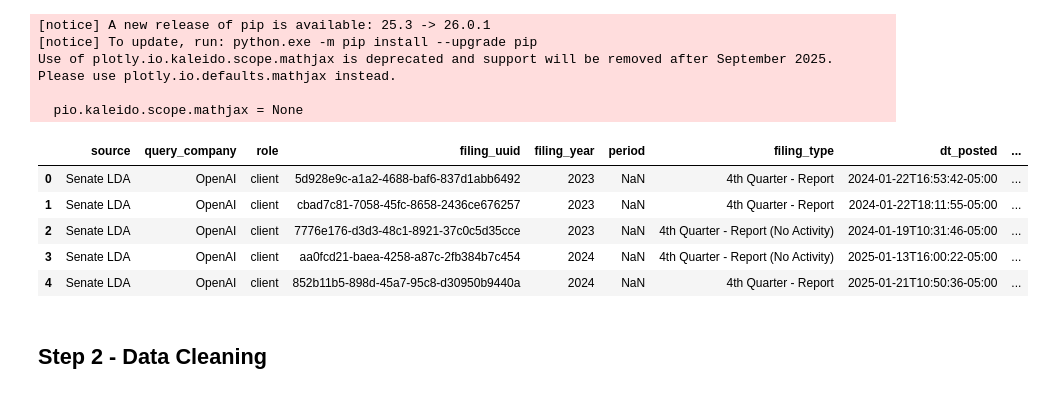
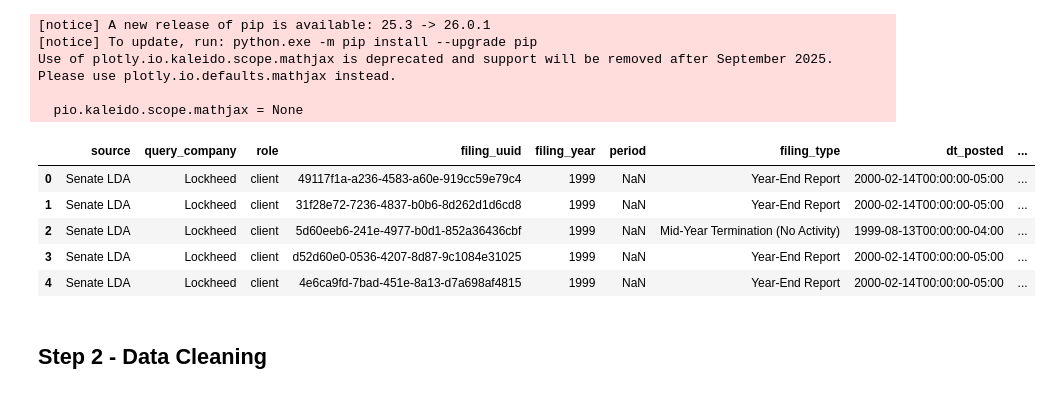
Before and after one commit to ccb2195-ux/Lobby_Finder, a Jupyter notebook: datapipiline1.ipynb, the cells around one changed output. Drawn from its saved outputs; the diff is of its cells as text; code cells hidden in the pictures.

```diff
--- a/datapipiline1.ipynb
+++ b/datapipiline1.ipynb
@@ -63,15 +76,15 @@ import pandas as pd
 import plotly.express as px
 import plotly.graph_objects as go
 # %%
-df = pd.read_csv('lobbying_filings_Mega.csv')
+df = pd.read_csv('lobbying_filings_Primes.csv')
 df.head()
 # %% [output]
 |  | source | query_company | role | filing_uuid | filing_year | period | filing_type | dt_posted | ... |
-| 0 | Senate LDA | OpenAI | client | 5d928e9c-a1a2-4688-baf6-837d1abb6492 | 2023 | NaN | 4th Quarter - Report | 2024-01-22T16:53:42-05:00 | ... |
-| 1 | Senate LDA | OpenAI | client | cbad7c81-7058-45fc-8658-2436ce676257 | 2023 | NaN | 4th Quarter - Report | 2024-01-22T18:11:55-05:00 | ... |
-| 2 | Senate LDA | OpenAI | client | 7776e176-d3d3-48c1-8921-37c0c5d35cce | 2023 | NaN | 4th Quarter - Report (No Activity) | 2024-01-19T10:31:46-05:00 | ... |
-| 3 | Senate LDA | OpenAI | client | aa0fcd21-baea-4258-a87c-2fb384b7c454 | 2024 | NaN | 4th Quarter - Report (No Activity) | 2025-01-13T16:00:22-05:00 | ... |
-| 4 | Senate LDA | OpenAI | client | 852b11b5-898d-45a7-95c8-d30950b9440a | 2024 | NaN | 4th Quarter - Report | 2025-01-21T10:50:36-05:00 | ... |
+| 0 | Senate LDA | Lockheed | client | 49117f1a-a236-4583-a60e-919cc59e79c4 | 1999 | NaN | Year-End Report | 2000-02-14T00:00:00-05:00 | ... |
+| 1 | Senate LDA | Lockheed | client | 31f28e72-7236-4837-b0b6-8d262d1d6cd8 | 1999 | NaN | Year-End Report | 2000-02-14T00:00:00-05:00 | ... |
+| 2 | Senate LDA | Lockheed | client | 5d60eeb6-241e-4977-b0d1-852a36436cbf | 1999 | NaN | Mid-Year Termination (No Activity) | 1999-08-13T00:00:00-04:00 | ... |
+| 3 | Senate LDA | Lockheed | client | d52d60e0-0536-4207-8d87-9c1084e31025 | 1999 | NaN | Year-End Report | 2000-02-14T00:00:00-05:00 | ... |
+| 4 | Senate LDA | Lockheed | client | 4e6ca9fd-7bad-451e-8a13-d7a698af4815 | 1999 | NaN | Year-End Report | 2000-02-14T00:00:00-05:00 | ... |
 # %% [markdown]
 ## Step 2 - Data Cleaning
 # %%
```
Also changed, not shown: parts of 7 cells of this notebook, 16 other files.
